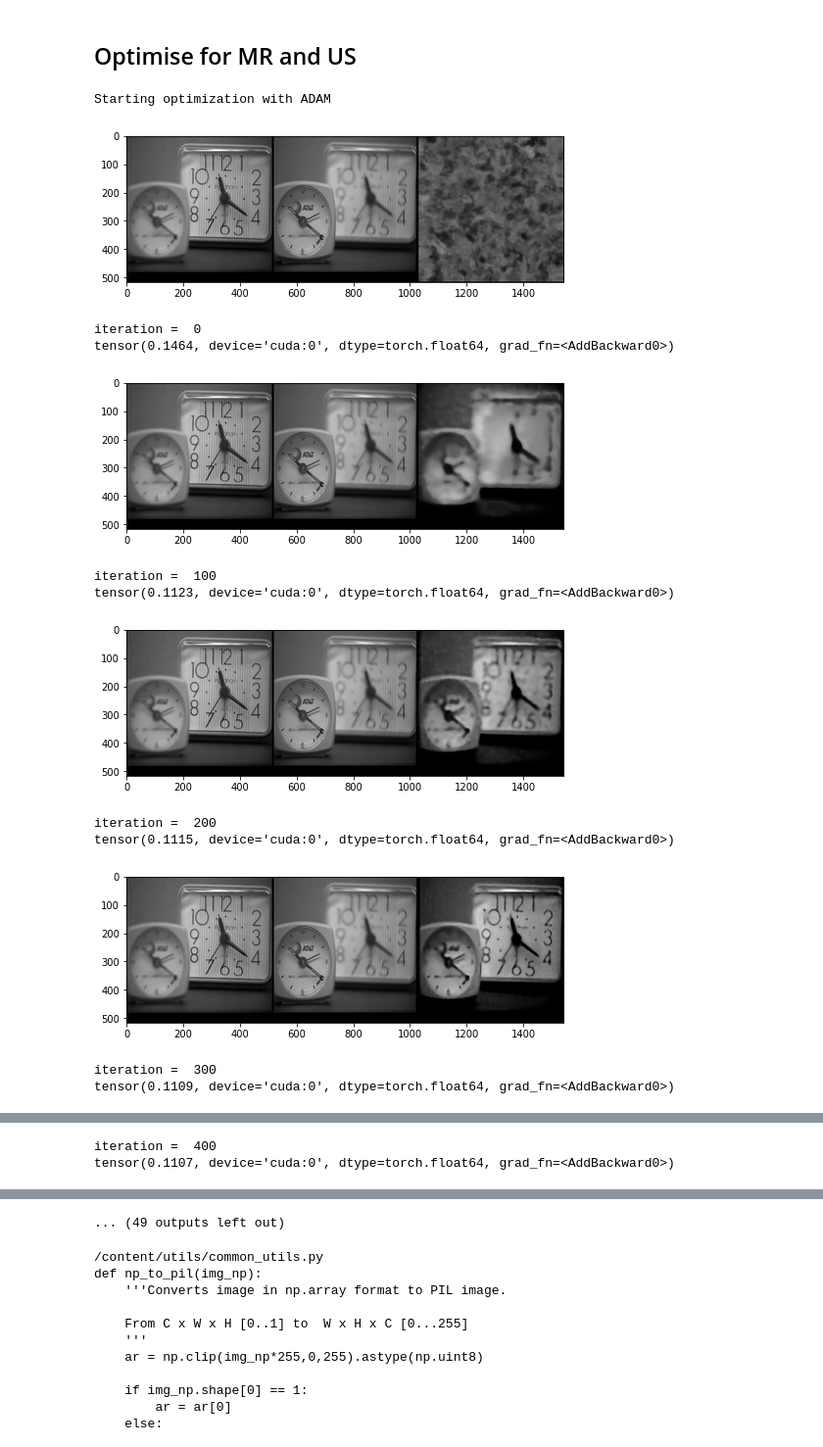
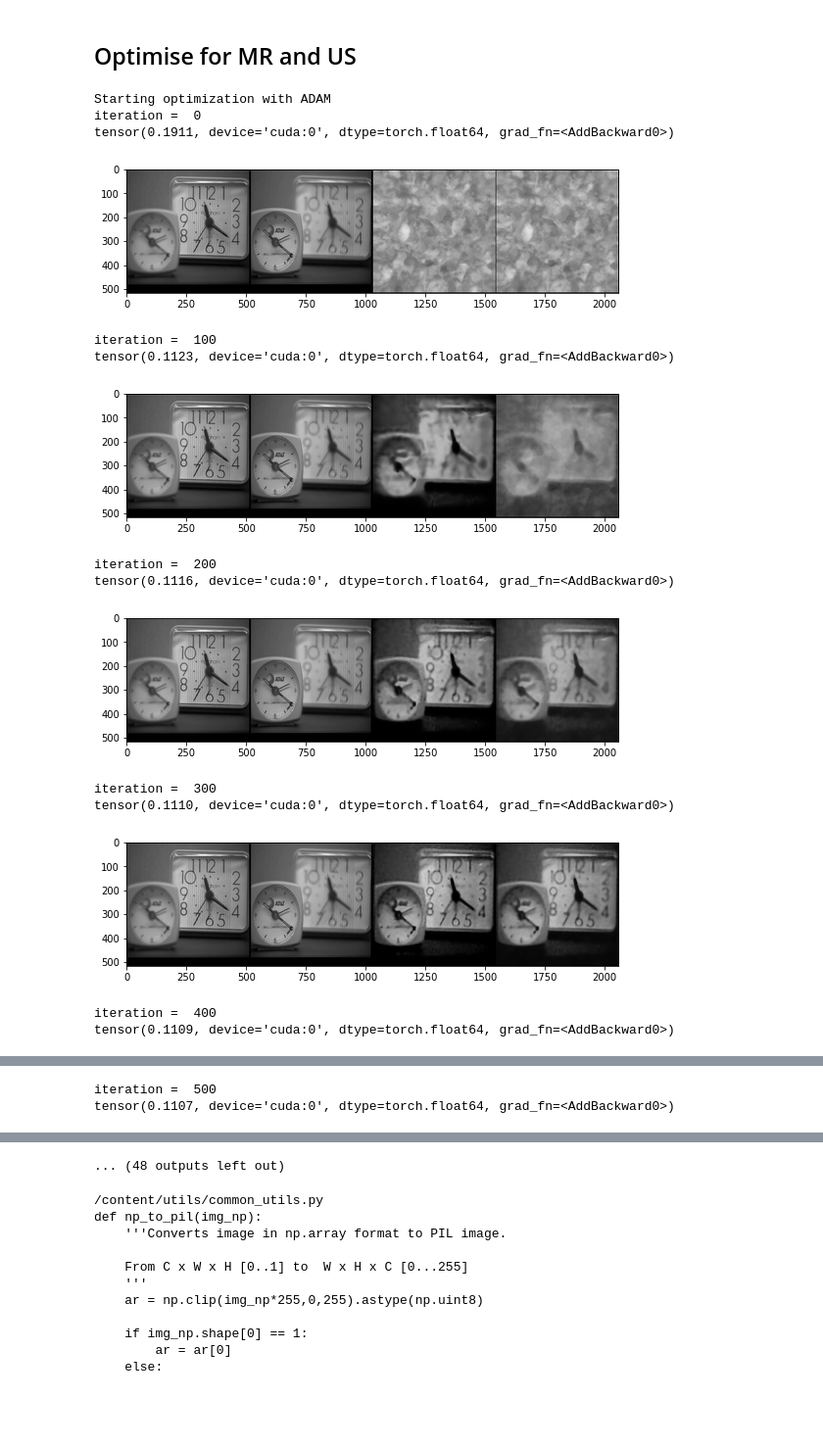
Before and after one commit to maxudong1993/deep-image-prior, a Jupyter notebook: Line_SensorGain_PSFconv_L1norm_UMCamp.ipynb, the cells around one changed output, grey strips where cells are left out. Shown at 98% size. Drawn from its saved outputs; the diff is of its cells as text; code cells hidden in the pictures; blank space fills up the shorter version.

```diff
--- a/Line_SensorGain_PSFconv_L1norm_UMCamp.ipynb
+++ b/Line_SensorGain_PSFconv_L1norm_UMCamp.ipynb
@@ -339,57 +339,59 @@ def closure():
     # print('loss with norm:',total_loss)
 
     total_loss.backward()
 
 
     ####only us image
-    # psrn_noisy = compare_psnr(us_noisy_np, out.detach().cpu().numpy()[0])
-    # psrn_gt    = compare_psnr(us_np, out.detach().cpu().numpy()[0])
-    # psrn_gt_sm = compare_psnr(us_np, out_avg.detach().cpu().numpy()[0])
+    psrn_noisy = compare_psnr(us_noisy_np, out.detach().cpu().numpy()[0])
+    psrn_gt    = compare_psnr(us_np, out.detach().cpu().numpy()[0])
+    psrn_gt_sm = compare_psnr(us_np, out_avg.detach().cpu().numpy()[0])
 
     # Note that we do not have GT for the "snail" example
     # So 'PSRN_gt', 'PSNR_gt_sm' make no sense
     # print ('Iteration %05d    Loss %f   PSNR_noisy: %f   PSRN_gt: %f PSNR_gt_sm: %f' % (i, total_loss.item(), psrn_noisy, psrn_gt, psrn_gt_sm), '\r', end='')
     if  PLOT and i % show_every == 0:
         out_np = torch_to_np(out)
-        plot_image_grid([us_np,mr_np,torch_to_np(out)], factor=figsize, nrow=4)
+        # plot_image_grid([us_np,mr_np,torch_to_np(out)], factor=figsize, nrow=4)
         # plot_image_grid([np.clip(us_np,0,1),np.clip(mr_np,0,1),np.clip(torch_to_np(out_avg), 0, 1)], factor=figsize, nrow=4)
         print("iteration = ",i)
         print(total_loss)
-        # plot_image_grid([np.clip(us_np,0,1),np.clip(mr_np,0,1),np.clip(out_np, 0, 1),
-        #                  np.clip(torch_to_np(out_avg), 0, 1)], factor=figsize, nrow=4)
+        plot_image_grid([np.clip(us_np,0,1),np.clip(mr_np,0,1),np.clip(out_np, 0, 1),
+                         np.clip(torch_to_np(out_avg), 0, 1)], factor=figsize, nrow=4)
 
 
 
     # Backtracking
-    # if i % show_every:
-    #     if psrn_noisy - psrn_noisy_last < -5:
-    #         print('Falling back to previous checkpoint.')
+    if i % show_every:
+        if psrn_noisy - psrn_noisy_last < -5:
+            print('Falling back to previous checkpoint.')
 
-    #         for new_param, net_param in zip(last_net, net.parameters()):
-    #             net_param.data.copy_(new_param.cuda())
+            for new_param, net_param in zip(last_net, net.parameters()):
+                net_param.data.copy_(new_param.cuda())
 
-    #         return total_loss*0
-    #     else:
-    #         last_net = [x.detach().cpu() for x in net.parameters()]
-    #         psrn_noisy_last = psrn_noisy
+            return total_loss*0
+        else:
+            last_net = [x.detach().cpu() for x in net.parameters()]
+            psrn_noisy_last = psrn_noisy
 
     i += 1
 
     return total_loss
 
 p = get_params(OPT_OVER, net, net_input)
 optimize(OPTIMIZER, p, closure, LR, num_iter)
 # %% [output]
 Starting optimization with ADAM
+iteration =  0
+tensor(0.1911, device='cuda:0', dtype=torch.float64, grad_fn=<AddBackward0>)
-[figure, old version]
+[figure, new version]
-iteration =  0
-tensor(0.1464, device='cuda:0', dtype=torch.float64, grad_fn=<AddBackward0>)
+iteration =  100
+tensor(0.1123, device='cuda:0', dtype=torch.float64, grad_fn=<AddBackward0>)
-[figure, old version]
+[figure, new version]
-iteration =  100
-tensor(0.1123, device='cuda:0', dtype=torch.float64, grad_fn=<AddBackward0>)
+iteration =  200
+tensor(0.1116, device='cuda:0', dtype=torch.float64, grad_fn=<AddBackward0>)
-[figure, old version]
+[figure, new version]
-iteration =  200
-tensor(0.1115, device='cuda:0', dtype=torch.float64, grad_fn=<AddBackward0>)
+iteration =  300
+tensor(0.1110, device='cuda:0', dtype=torch.float64, grad_fn=<AddBackward0>)
-[figure, old version]
+[figure, new version]
-iteration =  300
+iteration =  400
 tensor(0.1109, device='cuda:0', dtype=torch.float64, grad_fn=<AddBackward0>)
@@ -397,2 +399,2 @@ tensor(0.1109, device='cuda:0', dtype=torch.float64, grad_fn=<AddBackward0>)
-iteration =  400
+iteration =  500
 tensor(0.1107, device='cuda:0', dtype=torch.float64, grad_fn=<AddBackward0>)
@@ -400,4 +402,4 @@ tensor(0.1107, device='cuda:0', dtype=torch.float64, grad_fn=<AddBackward0>)
-... (49 outputs left out)
+... (48 outputs left out)
 # %%
 import inspect
 # print(inspect.getsource(crop_image))
```
Also changed, not shown: parts of 1 cell of this notebook.
